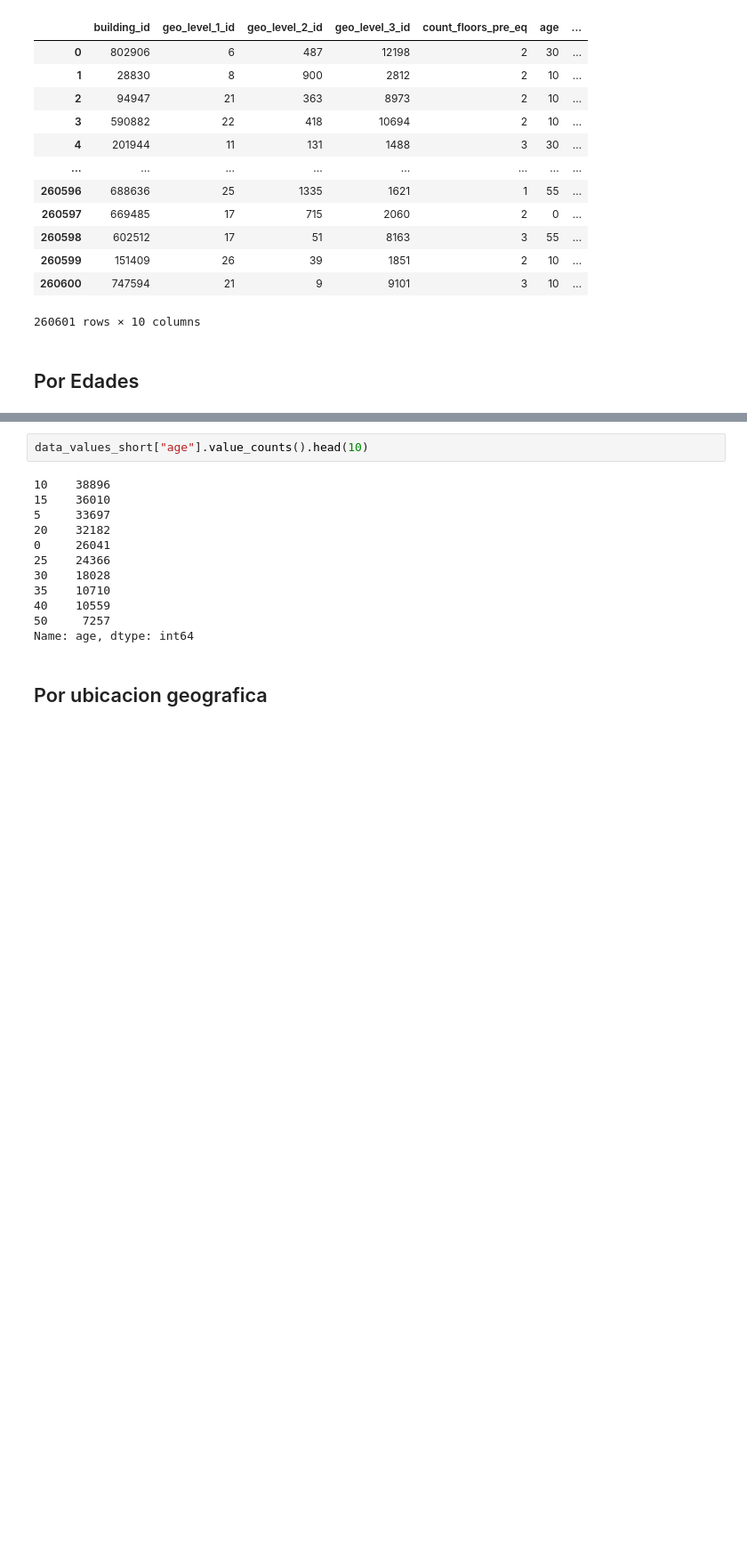
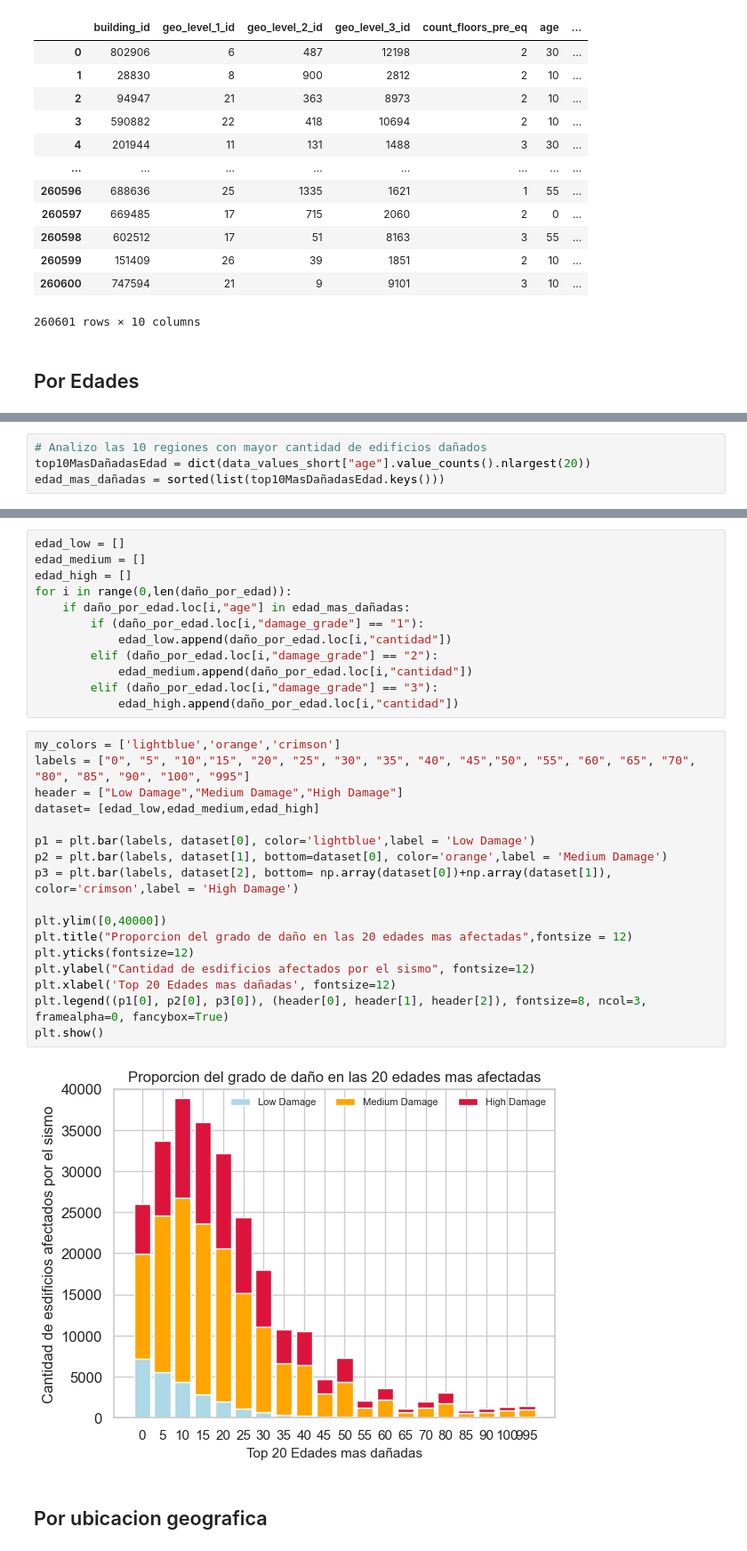
Before and after one commit to DanteReinaudo/EarthquakeDamagePrediction, a Jupyter notebook: tp1/analisis_dante.ipynb, the cells around one changed output, grey strips where cells are left out. Shown: that part at 89% size. Drawn from its saved outputs; the diff is of its cells as text; blank space fills up the shorter version.

```diff
--- a/tp1/analisis_dante.ipynb
+++ b/tp1/analisis_dante.ipynb
@@ -190,0 +219,4 @@ data_values_short
+# %%
+# Analizo las 10 regiones con mayor cantidad de edificios dañados
+top10MasDañadasEdad = dict(data_values_short["age"].value_counts().nlargest(20))
+edad_mas_dañadas = sorted(list(top10MasDañadasEdad.keys()))
@@ -209,16 +255,33 @@ daño_por_edad
-# %%
-data_values_short["age"].value_counts().head(10)
-# %% [output]
-10    38896
-15    36010
-5     33697
-20    32182
-0     26041
-25    24366
-30    18028
-35    10710
-40    10559
-50     7257
-Name: age, dtype: int64
+# %%
+edad_low = []
+edad_medium = []
+edad_high = []
+for i in range(0,len(daño_por_edad)):
+    if daño_por_edad.loc[i,"age"] in edad_mas_dañadas:
+        if (daño_por_edad.loc[i,"damage_grade"] == "1"):
+            edad_low.append(daño_por_edad.loc[i,"cantidad"])
+        elif (daño_por_edad.loc[i,"damage_grade"] == "2"):
+            edad_medium.append(daño_por_edad.loc[i,"cantidad"])
+        elif (daño_por_edad.loc[i,"damage_grade"] == "3"):
+            edad_high.append(daño_por_edad.loc[i,"cantidad"])
+# %%
+my_colors = ['lightblue','orange','crimson']
+labels = ["0", "5", "10","15", "20", "25", "30", "35", "40", "45","50", "55", "60", "65", "70", "80", "85", "90", "100", "995"]
+header = ["Low Damage","Medium Damage","High Damage"]
+dataset= [edad_low,edad_medium,edad_high]
+
+p1 = plt.bar(labels, dataset[0], color='lightblue',label = 'Low Damage')
+p2 = plt.bar(labels, dataset[1], bottom=dataset[0], color='orange',label = 'Medium Damage')
+p3 = plt.bar(labels, dataset[2], bottom= np.array(dataset[0])+np.array(dataset[1]), color='crimson',label = 'High Damage')
+
+plt.ylim([0,40000])
+plt.title("Proporcion del grado de daño en las 20 edades mas afectadas",fontsize = 12)
+plt.yticks(fontsize=12)
+plt.ylabel("Cantidad de esdificios afectados por el sismo", fontsize=12)
+plt.xlabel('Top 20 Edades mas dañadas', fontsize=12)
+plt.legend((p1[0], p2[0], p3[0]), (header[0], header[1], header[2]), fontsize=8, ncol=3, framealpha=0, fancybox=True)
+plt.show()
+# %% [output]
+[figure, added]
 # %% [markdown]
 ## Por ubicacion geografica
```
Also changed, not shown: parts of 24 cells of this notebook.
